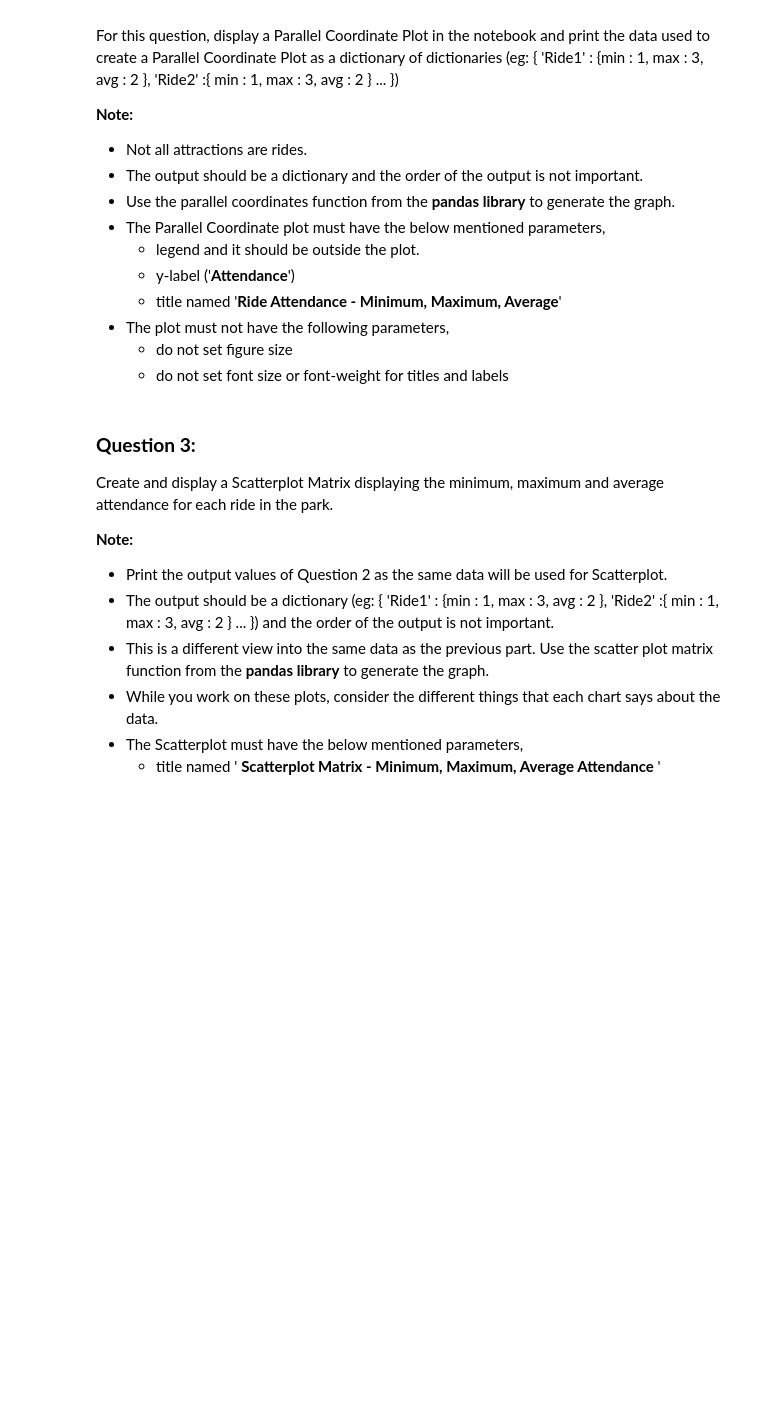
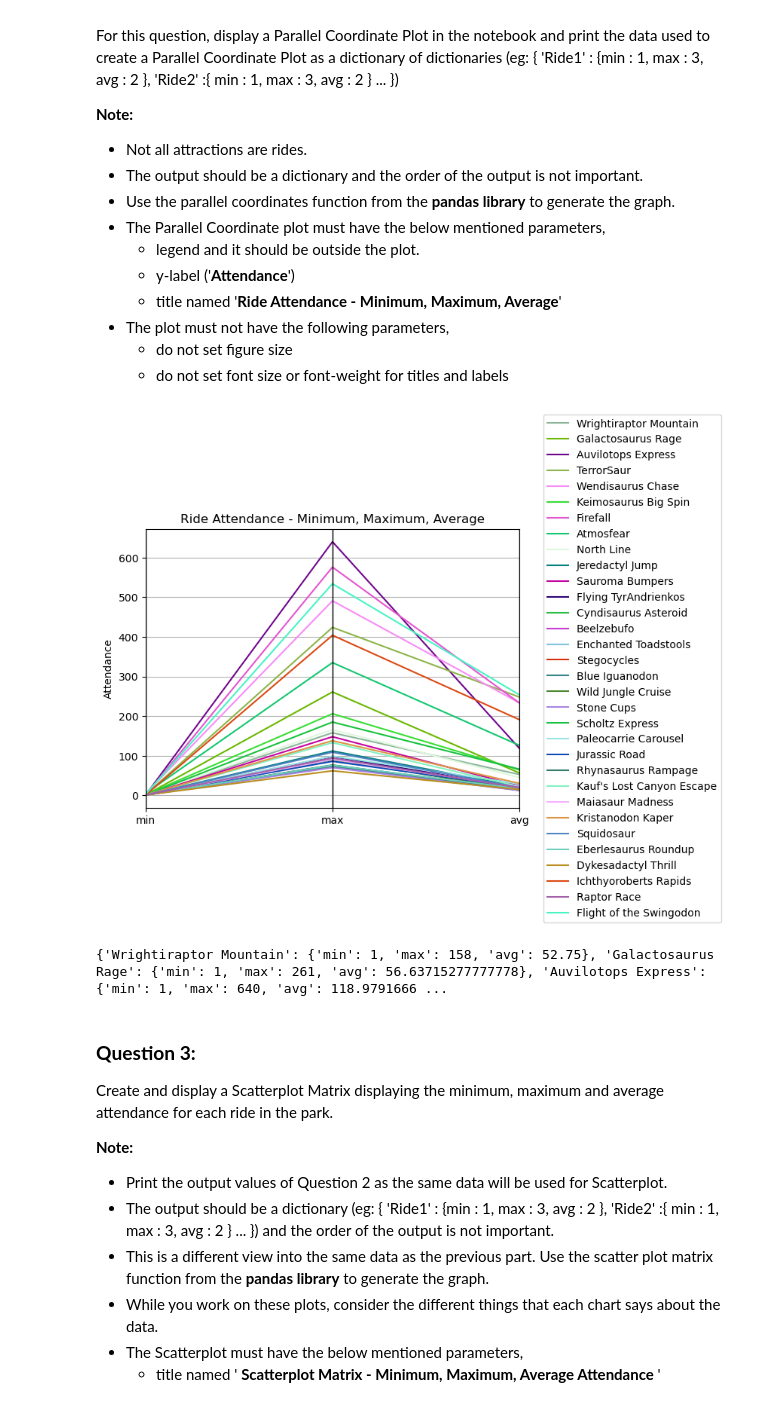
Before and after one commit to oliveyuan/CSE578-data-visualization, a Jupyter notebook: Assignment3.ipynb, the cells around one changed output. Saved outputs shown, nothing was run; the diff lists cells and outputs as text; code cells hidden in the pictures; blank space fills up the shorter version.

```diff
--- a/Assignment3.ipynb
+++ b/Assignment3.ipynb
@@ -83,3 +81,65 @@ For this question, display a Parallel Coordinate Plot in the notebook and print
+# %%
+### TEST FUNCTION: test_question2
+# DO NOT REMOVE OR MODIFY THE ABOVE LINE
+# your code here
+# Query to get sequences data
+query2_1 = """
+SELECT sequence
+FROM sequences
+"""
+c.execute(query2_1)
+result2_1 = c.fetchall()
+
+# Query to get rides IDs and names
+query2_2 = """
+SELECT AttractionID, Name
+FROM attraction
+WHERE Category LIKE '%Ride%'
+"""
+c.execute(query2_2)
+result2_2 = c.fetchall()
+
+# Extract ride IDs and names
+ridesID = [row[0] for row in result2_2]
+ridesName = [row[1] for row in result2_2]
+
+# Initialize  data dictionary
+resultArry = {ride: [] for ride in ridesName}
+for ride in ridesName:
+    for i in range(576):
+        resultArry[ride].append(0)
+#print(resultArry)
+#for i in range(576):
+#print(len(result2_1))
+for seq in result2_1:
+    seq1 = seq[0].split('-')
+    for i in range(576):
+        if int(seq1[i]) in  ridesID:
+            ridename = ridesName[ridesID.index(int(seq1[i]))]
+            #print(ridename)
+            resultArry[ridename][i] += 1
+dataforplat = {}
+for ride in ridesName:
+    filtered_values = [value for value in resultArry[ride] if value > 0]
+    minval = np.min(filtered_values)
+    maxval = np.max(filtered_values)
+    meanval = np.mean(resultArry[ride])
+    dataforplat[ride] = {'min':minval, 'max': maxval, 'avg':meanval}
+
+# Create DataFrame for plotting
+df = pd.DataFrame(dataforplat).T
+df.reset_index(inplace=True)
+df.rename(columns={'index': 'ride'}, inplace=True)
+
+parallel_coordinates(df, 'ride')
+plt.ylabel('Attendance')
+plt.title('Ride Attendance - Minimum, Maximum, Average')
+plt.legend(loc='center left', bbox_to_anchor=(1.05, 0.5))
+plt.show()
+print(dataforplat)
+# %% [output]
+[figure, added]
+{'Wrightiraptor Mountain': {'min': 1, 'max': 158, 'avg': 52.75}, 'Galactosaurus Rage': {'min': 1, 'max': 261, 'avg': 56.63715277777778}, 'Auvilotops Express': {'min': 1, 'max': 640, 'avg': 118.9791666 ...
 # %% [markdown]
 ### **Question 3:**
 Create and display a Scatterplot Matrix displaying the minimum, maximum and average attendance for each ride in the park.
```
Also changed, not shown: parts of 4 cells of this notebook.
